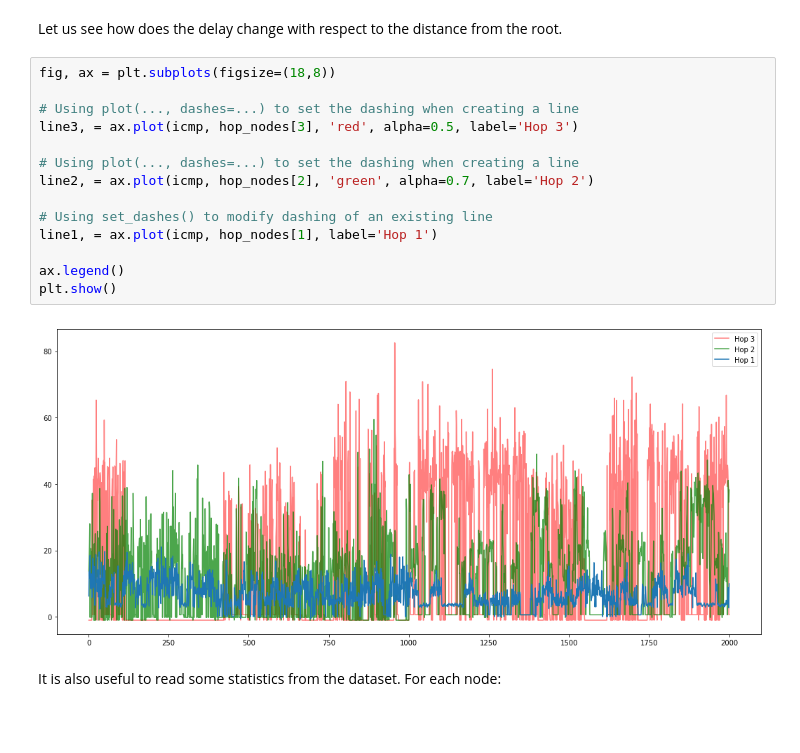
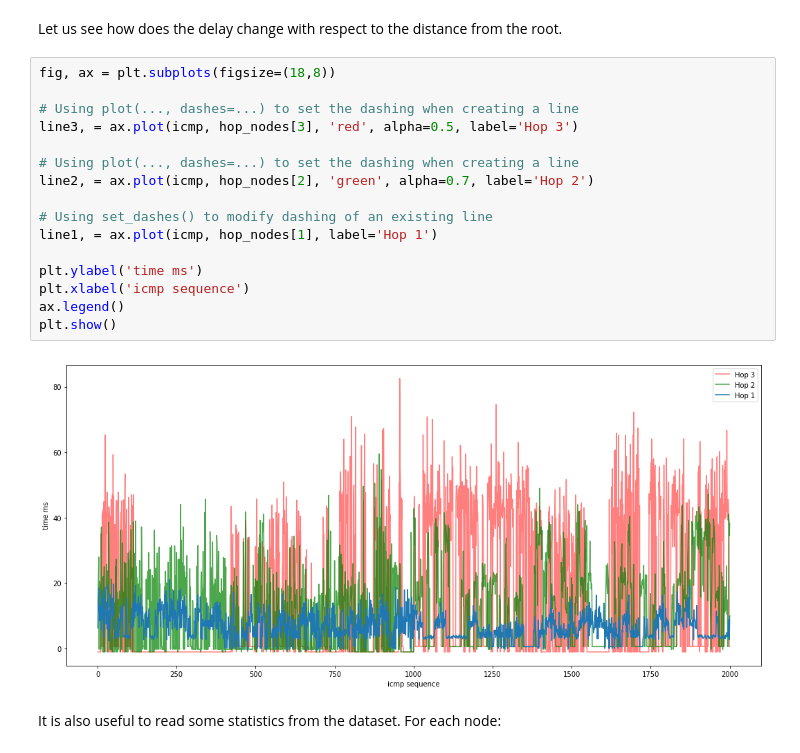
Before and after one commit to lucamaiano/data-driven-intrusion-detection, a Jupyter notebook: ExploratoryAnalysis.ipynb, the cells around one changed output. Cells and saved outputs as stored; diff of their text form; blank space fills up the shorter version.

```diff
--- a/ExploratoryAnalysis.ipynb
+++ b/ExploratoryAnalysis.ipynb
@@ -120,19 +120,21 @@ Let us see how does the delay change with respect to the distance from the root.
 # %%
 fig, ax = plt.subplots(figsize=(18,8))
 
 # Using plot(..., dashes=...) to set the dashing when creating a line
 line3, = ax.plot(icmp, hop_nodes[3], 'red', alpha=0.5, label='Hop 3')
 
 # Using plot(..., dashes=...) to set the dashing when creating a line
 line2, = ax.plot(icmp, hop_nodes[2], 'green', alpha=0.7, label='Hop 2')
 
 # Using set_dashes() to modify dashing of an existing line
 line1, = ax.plot(icmp, hop_nodes[1], label='Hop 1')
 
+plt.ylabel('time ms')
+plt.xlabel('icmp sequence')
 ax.legend()
 plt.show()
 # %% [output]
-[figure, old version]
+[figure, new version]
 # %% [markdown]
 It is also useful to read some statistics from the dataset. For each node:
 # %%
```
Also changed, not shown: parts of 1 cell of this notebook.
